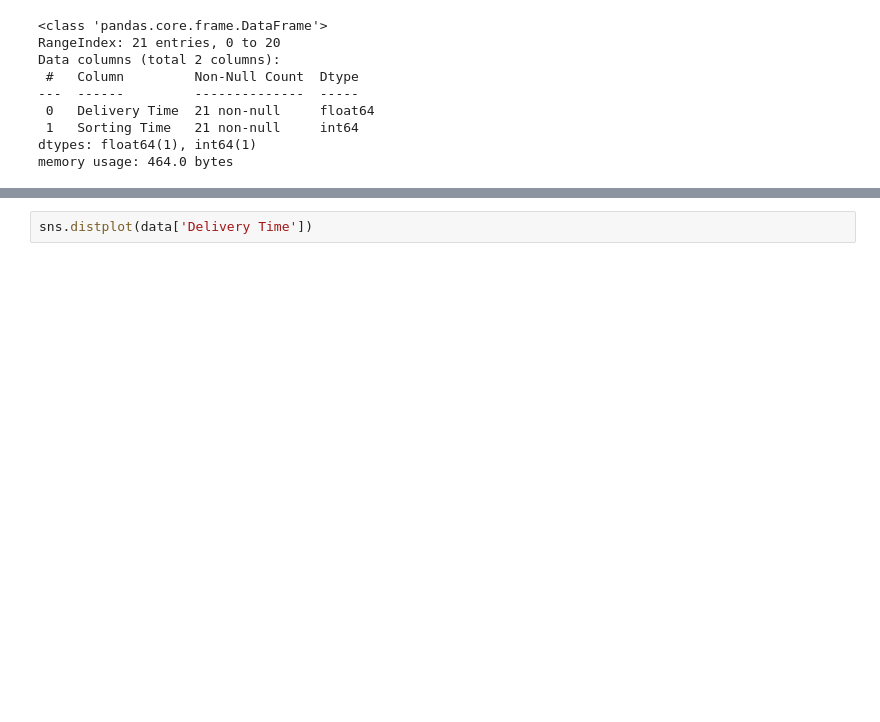
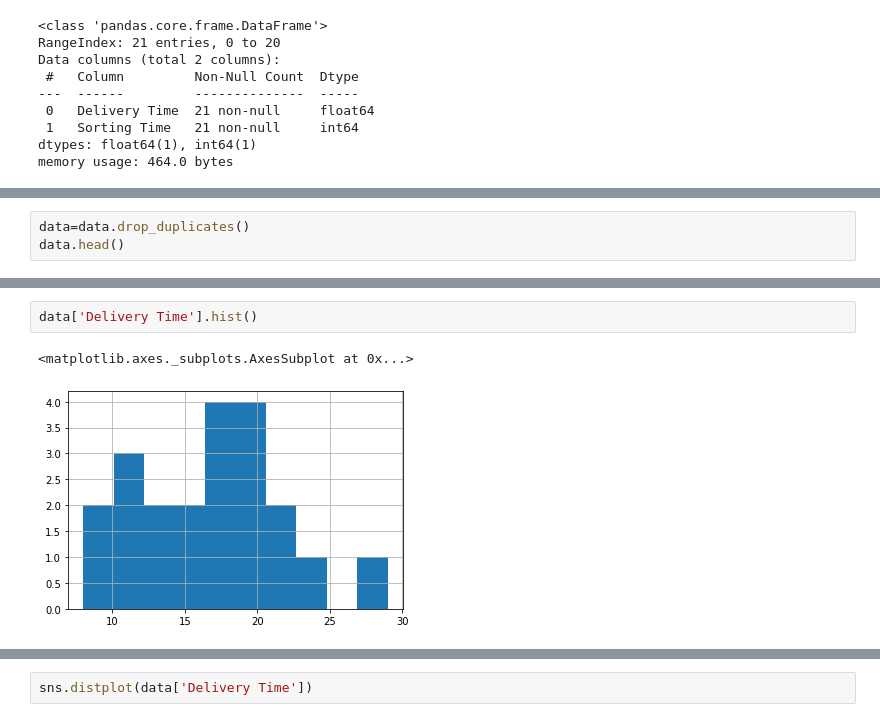
Before and after one commit to bismahashim/Assignment, a Jupyter notebook: Assignment_Simple_Linear_Regression_Q1.ipynb, the cells around one changed output, grey strips where cells are left out. Drawn from its saved outputs; the diff is of its cells as text; blank space fills up the shorter version.

```diff
--- a/Assignment_Simple_Linear_Regression_Q1.ipynb
+++ b/Assignment_Simple_Linear_Regression_Q1.ipynb
@@ -41,0 +72,3 @@ memory usage: 464.0 bytes
+# %%
+data=data.drop_duplicates()
+data.head()
@@ -41,0 +82,5 @@ memory usage: 464.0 bytes
+# %%
+data['Delivery Time'].hist()
+# %% [output]
+<matplotlib.axes._subplots.AxesSubplot at 0x...>
+[figure, added]
```
Also changed, not shown: parts of 11 cells of this notebook.
